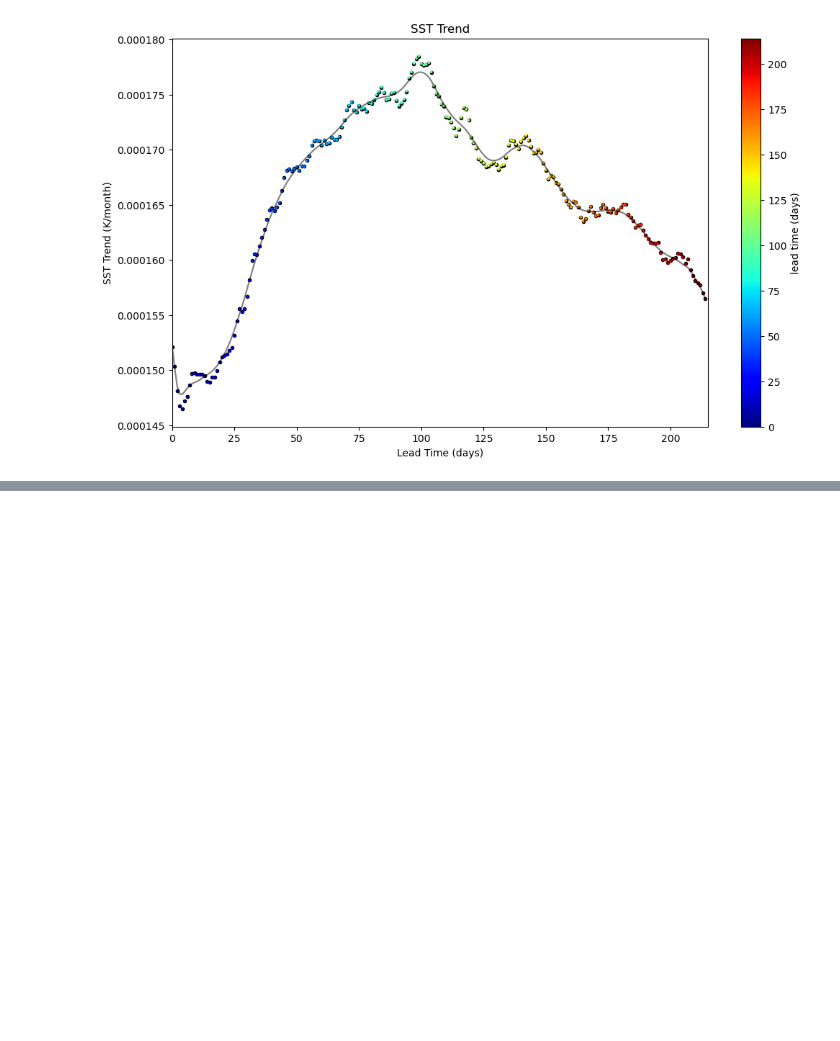
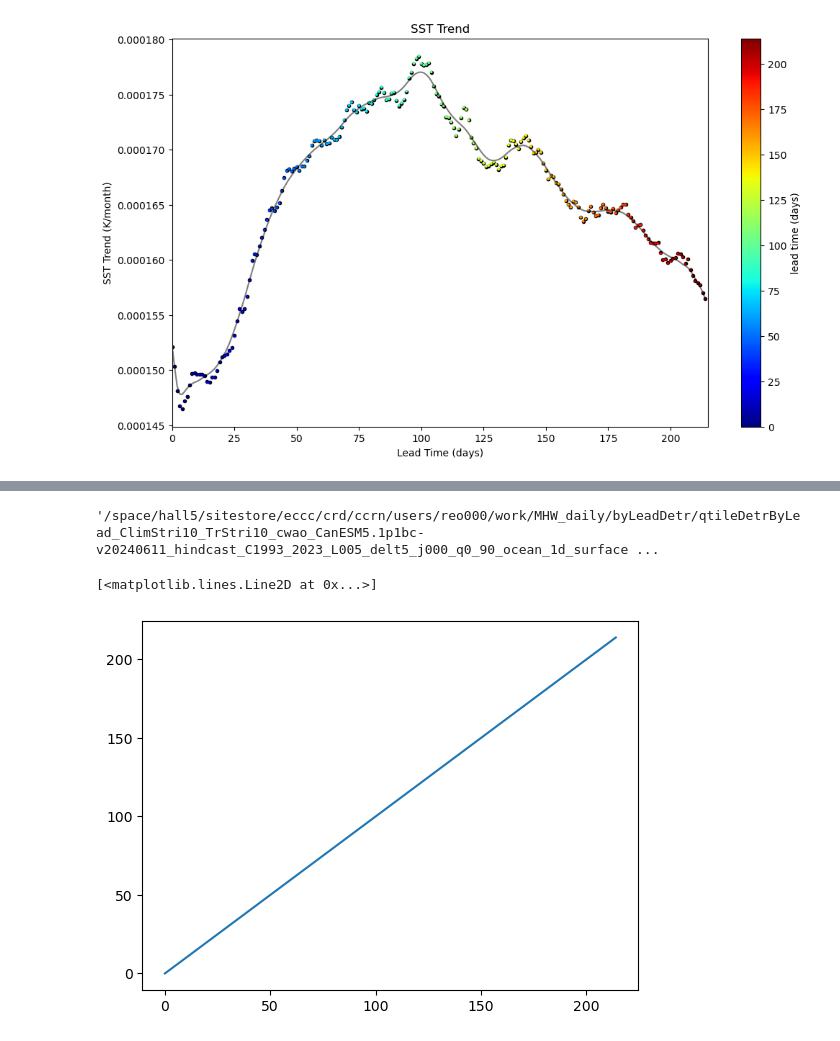
Before and after one commit to e-olson/MHW, a Jupyter notebook: MHW_Forecasts_New/checkSmooth_AllComponents_CompSmoothing.ipynb, the cells around one changed output, grey strips where cells are left out. Drawn from its saved outputs; the diff is of its cells as text; code cells hidden in the pictures; blank space fills up the shorter version.

```diff
--- a/MHW_Forecasts_New/checkSmooth_AllComponents_CompSmoothing.ipynb
+++ b/MHW_Forecasts_New/checkSmooth_AllComponents_CompSmoothing.ipynb
@@ -315,9 +163,0 @@ no detrend
-# %%
-vals=[]
-for ilead in range(0,215):
-    flistMHW=[fnameCanESMMHW(workdir, climyrs[0],climyrs[-1], ilead, yind, qtile) for yind in [0,60,120]]
-    fMHW=xr.open_mfdataset(flistMHW,combine='nested',concat_dim='lat',parallel=True,decode_times=False)
-    vals.append(fMHW.MHW_prob.sum(dim='reftime').values.flatten()/len(fMHW.reftime.values)*100)
-    fMHW.close()
-vals0=np.concatenate(vals,axis=0)
-vals1=np.array(vals).reshape(215,180,360)
@@ -342,11 +163,0 @@ vals1.shape
-# %%
-ilead=110
-ilat=20
-ilon=180
-qtile=0.9
-fanom=xr.open_dataset(fnameCanESMAnomByLead(workdir,climyrs[0],climyrs[-1], ilead, 0),
-                      decode_times=False).isel(lat=ilat,lon=ilon)
-fMHW=xr.open_dataset(fnameCanESMMHW(workdir,climyrs[0],climyrs[-1], ilead, 0,qtile),
-                      decode_times=False).isel(lat=ilat,lon=ilon)
-fQ=xr.open_dataset(fnameCanESMAnomQtile(workdir,climyrs[0],climyrs[-1], ilead, 0,qtile),
-                      decode_times=False).isel(lat=ilat,lon=ilon)
@@ -361,9 +163,0 @@ detrend
-# %%
-vals=[]
-for ilead in range(0,215):
-    flistMHW=[fnameCanESMMHWDetr(workdir, climyrs[0],climyrs[-1], ilead, yind, qtile) for yind in [0,60,120]]
-    fMHW=xr.open_mfdataset(flistMHW,combine='nested',concat_dim='lat',parallel=True,decode_times=False)
-    vals.append(fMHW.MHW_prob.sum(dim='reftime').values.flatten()/len(fMHW.reftime.values)*100)
-    fMHW.close()
-vals0=np.concatenate(vals,axis=0)
-vals1=np.array(vals).reshape(215,180,360)
@@ -388,0 +184,6 @@ display(vals1[214,16,211])
+# %%
+# detrended threshold only
+flistthresh=[[fnameCanESMAnomDetrQtile(workdir, climyrs[0],climyrs[-1], ilead, yind, qtile,False,False) for yind in [0,60,120]] for ilead in range(0,215)]
+fthr=xr.open_mfdataset(flistthresh,combine='nested',concat_dim=['leadtime','lat'],parallel=True,decode_times=False)
+flistthreshS=[[fnameCanESMAnomDetrQtile(workdir, climyrs[0],climyrs[-1], ilead, yind, qtile,True,True,method,halfwin,delt=5) for yind in [0,60,120]] for ilead in range(0,215)]
+fthrS=xr.open_mfdataset(flistthreshS,combine='nested',concat_dim=['leadtime','lat'],parallel=True,decode_times=False)
@@ -388,0 +274,9 @@ display(vals1[214,16,211])
+# %%
+fnameCanESMAnomDetrQtile(workdir, climyrs[0],climyrs[-1], 5, 0, qtile,True,True,method,halfwin,delt=5)
+# %% [output]
+'/space/hall5/sitestore/eccc/crd/ccrn/users/reo000/work/MHW_daily/byLeadDetr/qtileDetrByLead_ClimStri10_TrStri10_cwao_CanESM5.1p1bc-v20240611_hindcast_C1993_2023_L005_delt5_j000_q0_90_ocean_1d_surface ...
+# %%
+plt.plot(fthr.leadtime.values)
+# %% [output]
+[<matplotlib.lines.Line2D at 0x...>]
+[figure, added]
```
Also changed, not shown: parts of 62 cells of this notebook, 15 other files.
